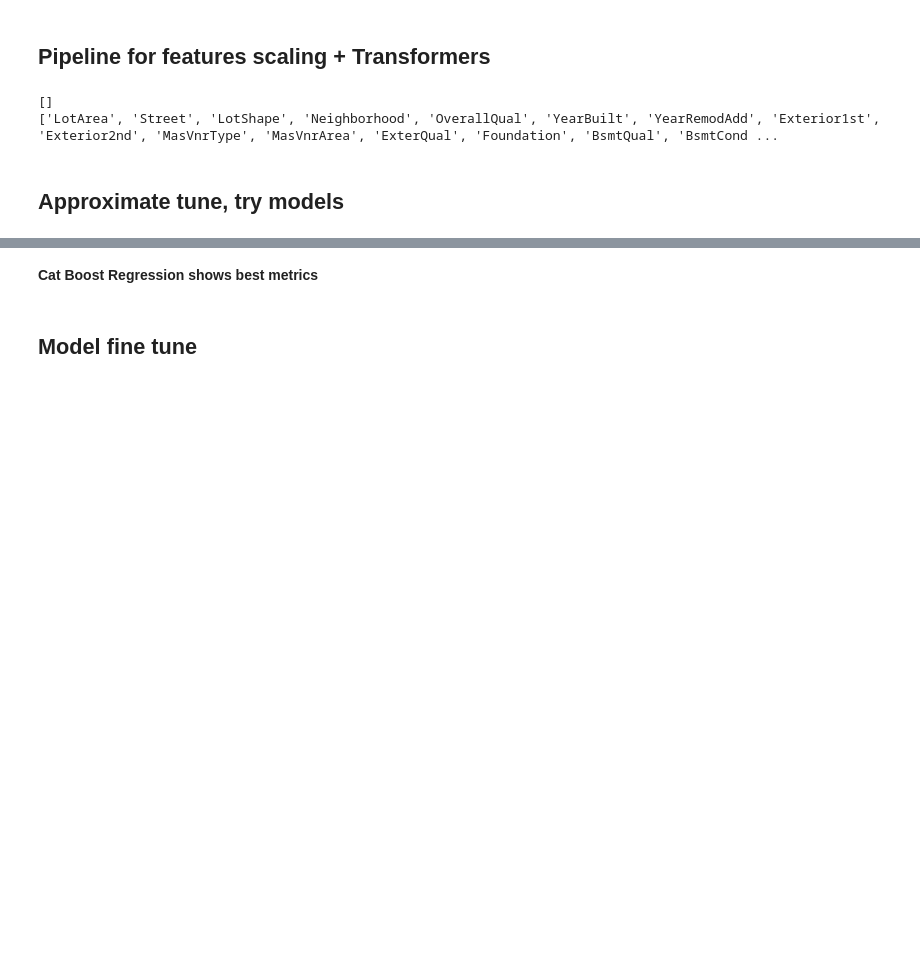
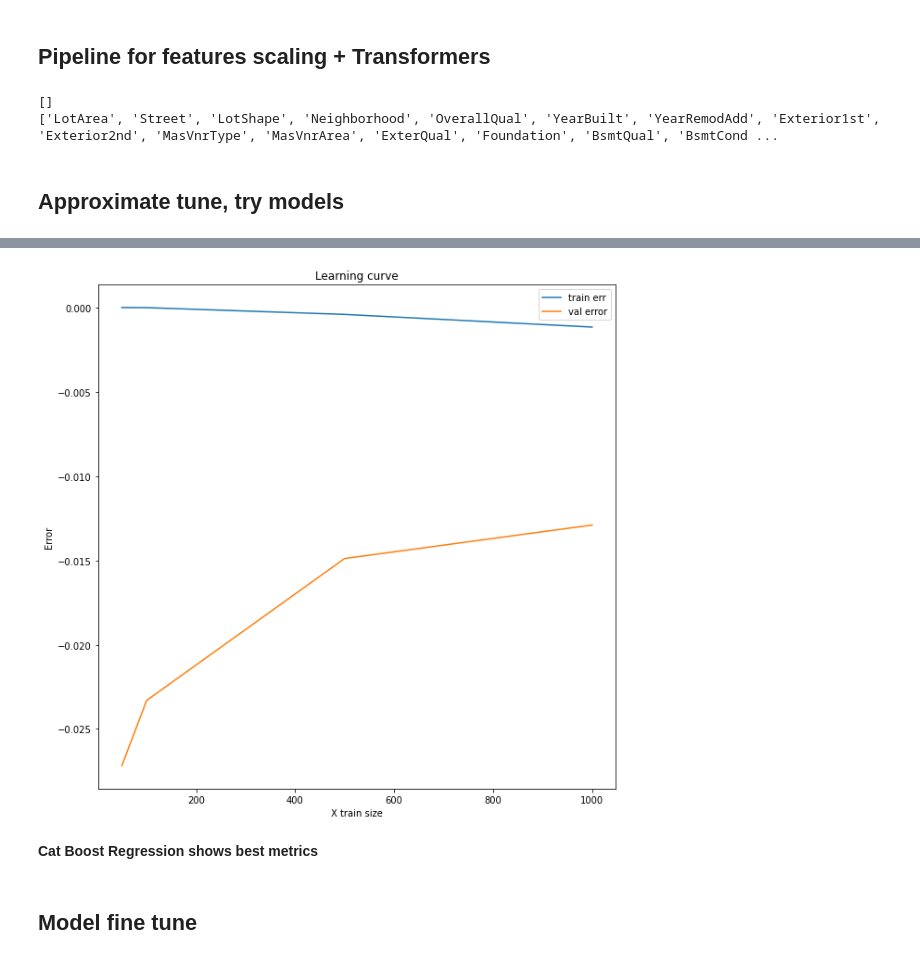
Before and after one commit to PashaIanko/Kaggle.HousePrices, a Jupyter notebook: House_Prices.ipynb, the cells around one changed output, grey strips where cells are left out. Drawn from its saved outputs; the diff is of its cells as text; code cells hidden in the pictures; blank space fills up the shorter version.

Commit message:
Added learning curve

```diff
--- a/House_Prices.ipynb
+++ b/House_Prices.ipynb
@@ -201,6 +202,23 @@ def fine_tune(models, X_train, Y_train, strategy, search_params, transformers):
         fine_tune_res[name] = search_res
 
     return dict(sorted(fine_tune_res.items(), reverse=True, key=lambda x: x[1].best_score_))
+# %%
+def plot_learning_curve(model, X, y, train_sizes, cv, scoring):
+    train_sizes, train_scores, validation_scores = learning_curve(
+        estimator = model,
+        X = X,
+        y = y,
+        train_sizes = train_sizes,
+        cv = cv,
+        scoring = scoring
+    )
+    plt.figure(figsize=(10, 10))
+    plt.plot(train_sizes, train_scores.mean(axis=1), label='train err')
+    plt.plot(train_sizes, validation_scores.mean(axis=1), label='val error')
+    plt.ylabel('Error')
+    plt.xlabel('X train size')
+    plt.title('Learning curve')
+    plt.legend()
 # %%
 import seaborn as sns
 import numpy as np
@@ -901,5 +919,16 @@ d_sorted
  'LGBM': -0.015597824386973724,
  'XGB': -0.014195282672585222}
+# %%
+plot_learning_curve(
+    CatBoostRegressor(verbose=0),
+    X_train_val,
+    y_train_val,
+    train_sizes = [50, 100, 500, 1000],
+    cv = 5,
+    scoring = 'neg_mean_squared_error'
+)
+# %% [output]
+[figure, added]
 # %% [markdown]
 **Cat Boost Regression shows best metrics**
 # %% [markdown]
```
Also changed, not shown: parts of 13 cells of this notebook.
